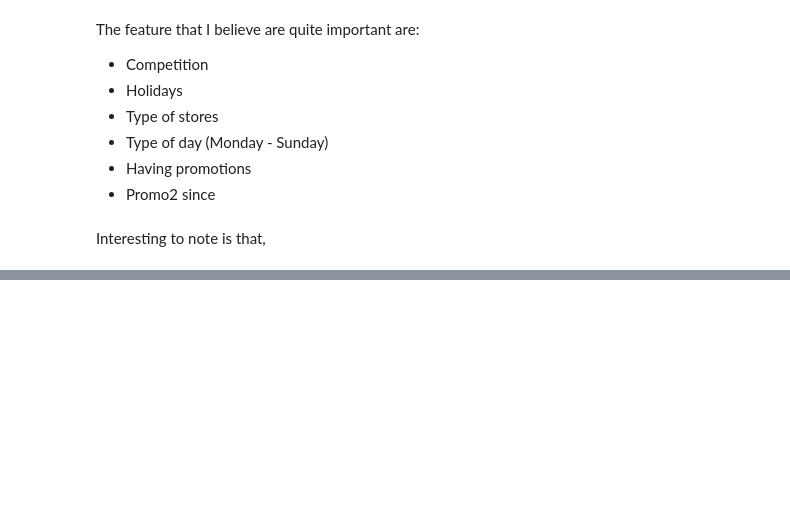
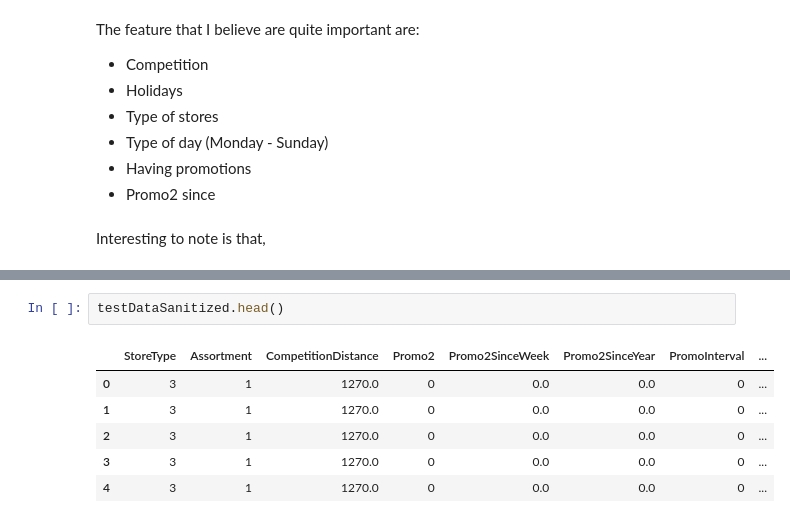
Before and after one commit to HooDeLin/CS3244-Homework-3, a Jupyter notebook: CS3244 Homework 3.ipynb, the cells around one changed output, grey strips where cells are left out. Saved outputs shown, nothing was run; the diff lists cells and outputs as text; blank space fills up the shorter version.

```diff
--- a/CS3244 Homework 3.ipynb
+++ b/CS3244 Homework 3.ipynb
@@ -64,0 +183,9 @@ testDataSanitized =
+# %%
+testDataSanitized.head()
+# %% [output]
+|  | StoreType | Assortment | CompetitionDistance | Promo2 | Promo2SinceWeek | Promo2SinceYear | PromoInterval | ... |
+| 0 | 3 | 1 | 1270.0 | 0 | 0.0 | 0.0 | 0 | ... |
+| 1 | 3 | 1 | 1270.0 | 0 | 0.0 | 0.0 | 0 | ... |
+| 2 | 3 | 1 | 1270.0 | 0 | 0.0 | 0.0 | 0 | ... |
+| 3 | 3 | 1 | 1270.0 | 0 | 0.0 | 0.0 | 0 | ... |
+| 4 | 3 | 1 | 1270.0 | 0 | 0.0 | 0.0 | 0 | ... |
```
Also changed, not shown: parts of 20 cells of this notebook, 2 other files.
